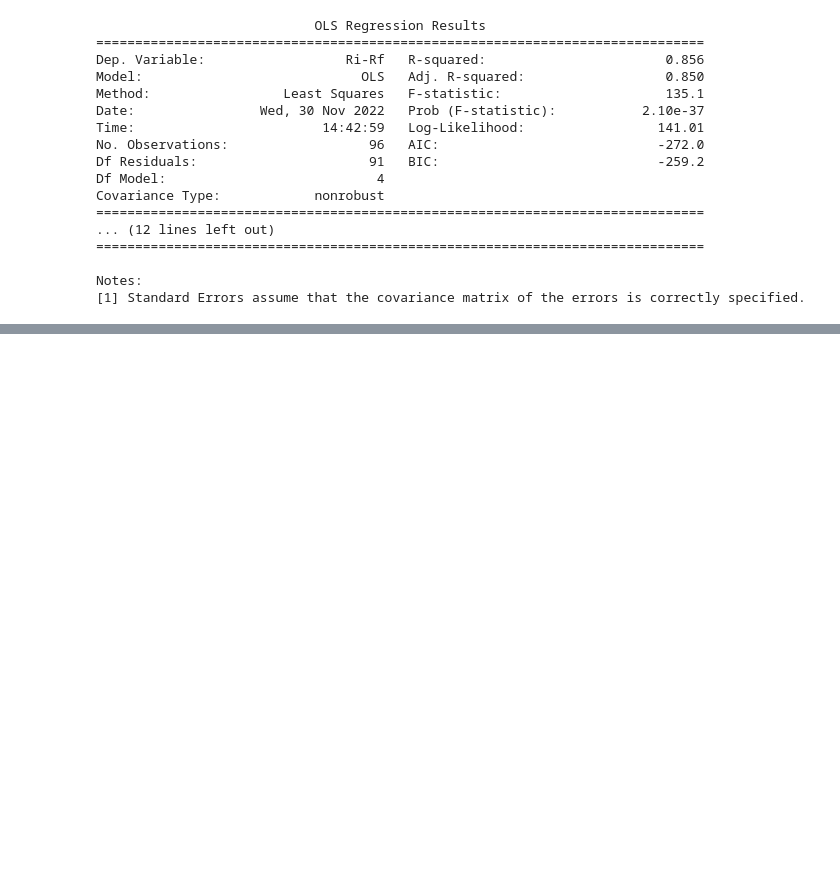
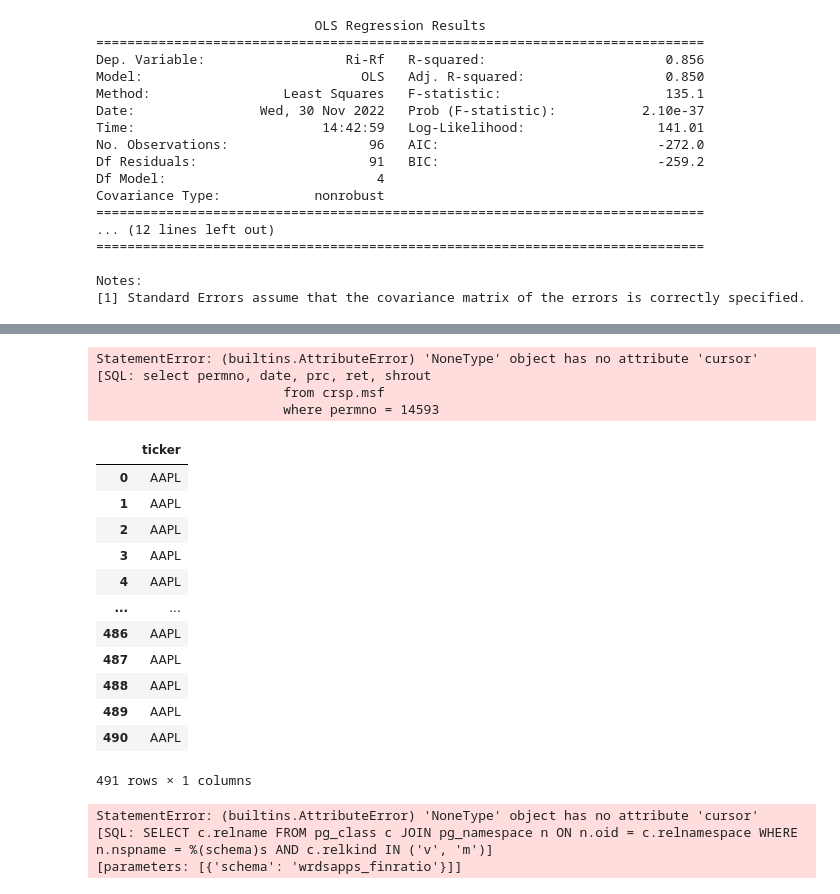
Before and after one commit to TDR474/ESG-Fama-French, a Jupyter notebook: Analysis.ipynb, the cells around one changed output, grey strips where cells are left out. Drawn from its saved outputs; the diff is of its cells as text; code cells hidden in the pictures; blank space fills up the shorter version.

```diff
--- a/Analysis.ipynb
+++ b/Analysis.ipynb
@@ -291,0 +369,35 @@ Notes:
+# %%
+apple = db.raw_sql("""select permno, date, prc, ret, shrout
+                        from crsp.msf
+                        where permno = 14593
+                        and date>='01/01/2019'""",
+                     date_cols=['date'])
+# %% [output]
+StatementError: (builtins.AttributeError) 'NoneType' object has no attribute 'cursor'
+[SQL: select permno, date, prc, ret, shrout
+                        from crsp.msf
+                        where permno = 14593
+# %%
+
+
+data
+# %% [output]
+|  | ticker |
+| 0 | AAPL |
+| 1 | AAPL |
+| 2 | AAPL |
+| 3 | AAPL |
+| 4 | AAPL |
+| ... | ... |
+| 486 | AAPL |
+| 487 | AAPL |
+| 488 | AAPL |
+| 489 | AAPL |
+| 490 | AAPL |
+491 rows × 1 columns
+# %%
+db.list_tables(library='wrdsapps_finratio')
+# %% [output]
+StatementError: (builtins.AttributeError) 'NoneType' object has no attribute 'cursor'
+[SQL: SELECT c.relname FROM pg_class c JOIN pg_namespace n ON n.oid = c.relnamespace WHERE n.nspname = %(schema)s AND c.relkind IN ('v', 'm')]
+[parameters: [{'schema': 'wrdsapps_finratio'}]]
```
Also changed, not shown: parts of 10 cells of this notebook, 8 other files.
